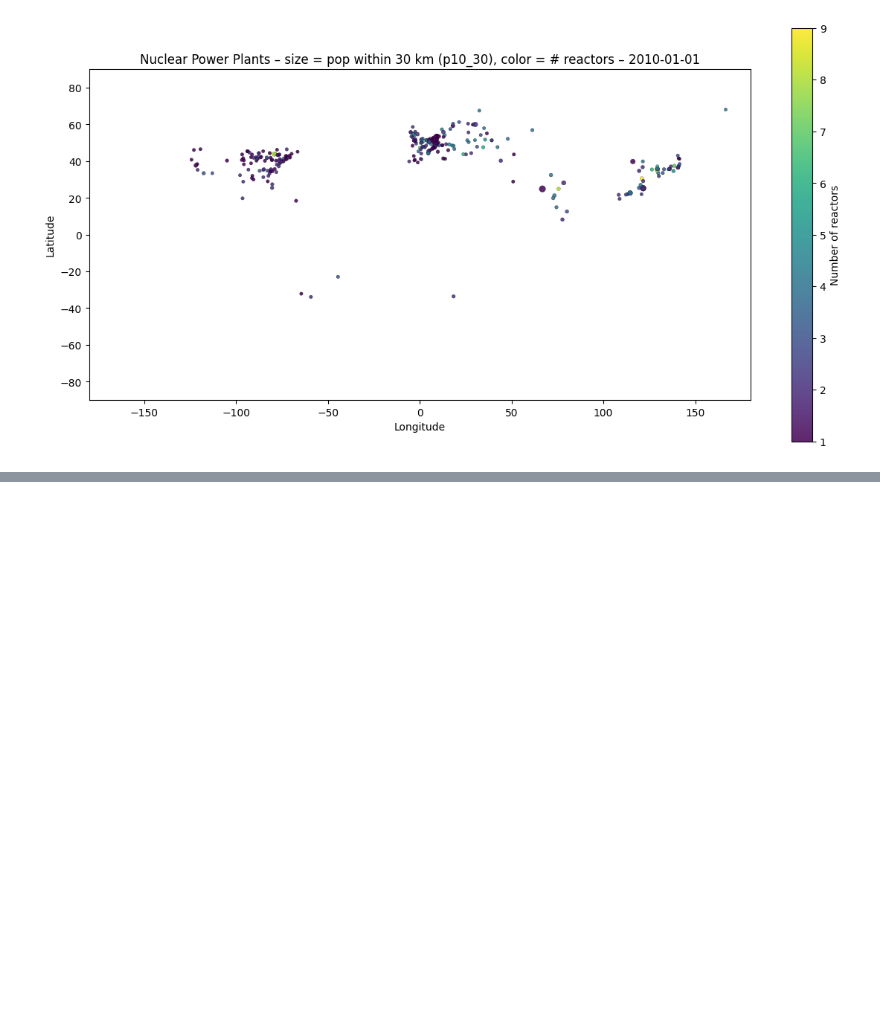
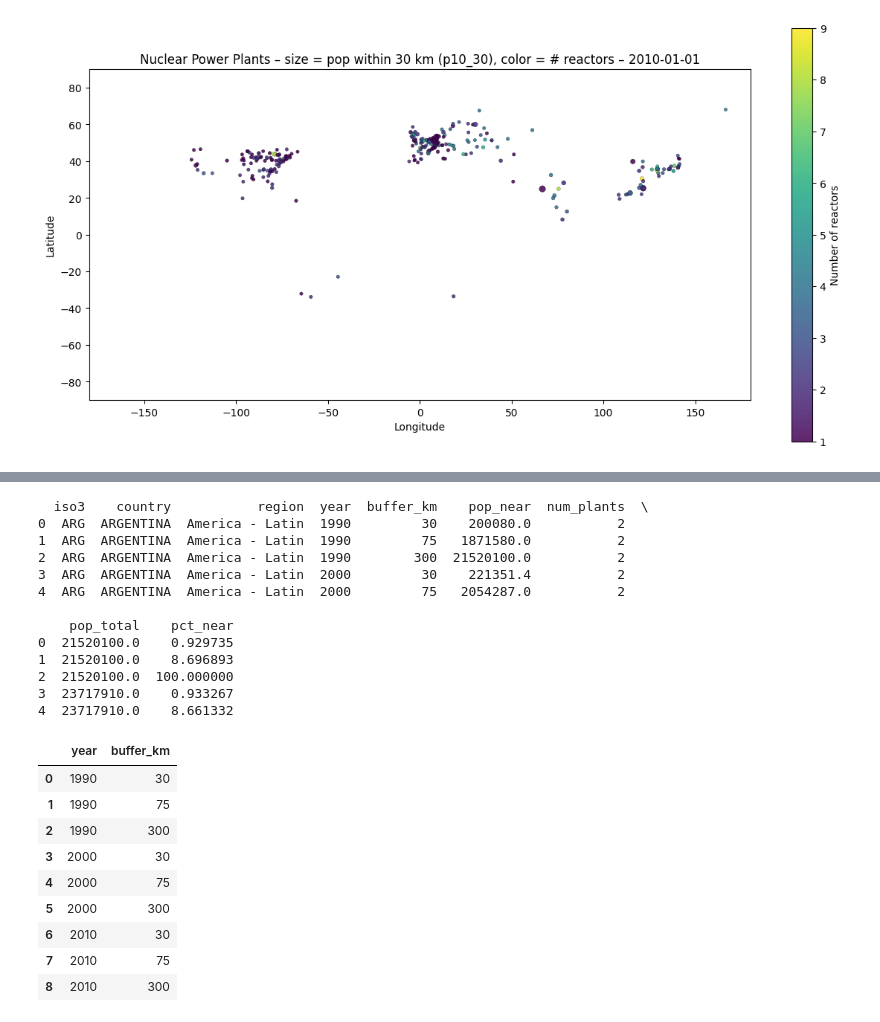
Before and after one commit to uzairgheewala/dsc106_proj3, a Jupyter notebook: Explore.ipynb, the cells around one changed output, grey strips where cells are left out. Cells and saved outputs as stored; diff of their text form; code cells hidden in the pictures; blank space fills up the shorter version.

```diff
--- a/Explore.ipynb
+++ b/Explore.ipynb
@@ -326,0 +637,28 @@ plot_plants_over_gibs()
+# %%
+country_long.to_csv("data/country_exposure_long.csv", index=False)
+print(country_long.head())
+country_long[["year", "buffer_km"]].drop_duplicates().sort_values(["year","buffer_km"])
+# %% [output]
+  iso3    country           region  year  buffer_km    pop_near  num_plants  \
+0  ARG  ARGENTINA  America - Latin  1990         30    200080.0           2
+1  ARG  ARGENTINA  America - Latin  1990         75   1871580.0           2
+2  ARG  ARGENTINA  America - Latin  1990        300  21520100.0           2
+3  ARG  ARGENTINA  America - Latin  2000         30    221351.4           2
+4  ARG  ARGENTINA  America - Latin  2000         75   2054287.0           2
+
+    pop_total    pct_near
+0  21520100.0    0.929735
+1  21520100.0    8.696893
+2  21520100.0  100.000000
+3  23717910.0    0.933267
+4  23717910.0    8.661332
+|  | year | buffer_km |
+| 0 | 1990 | 30 |
+| 1 | 1990 | 75 |
+| 2 | 1990 | 300 |
+| 3 | 2000 | 30 |
+| 4 | 2000 | 75 |
+| 5 | 2000 | 300 |
+| 6 | 2010 | 30 |
+| 7 | 2010 | 75 |
+| 8 | 2010 | 300 |
```
Also changed, not shown: parts of 8 cells of this notebook, 1 other file.
